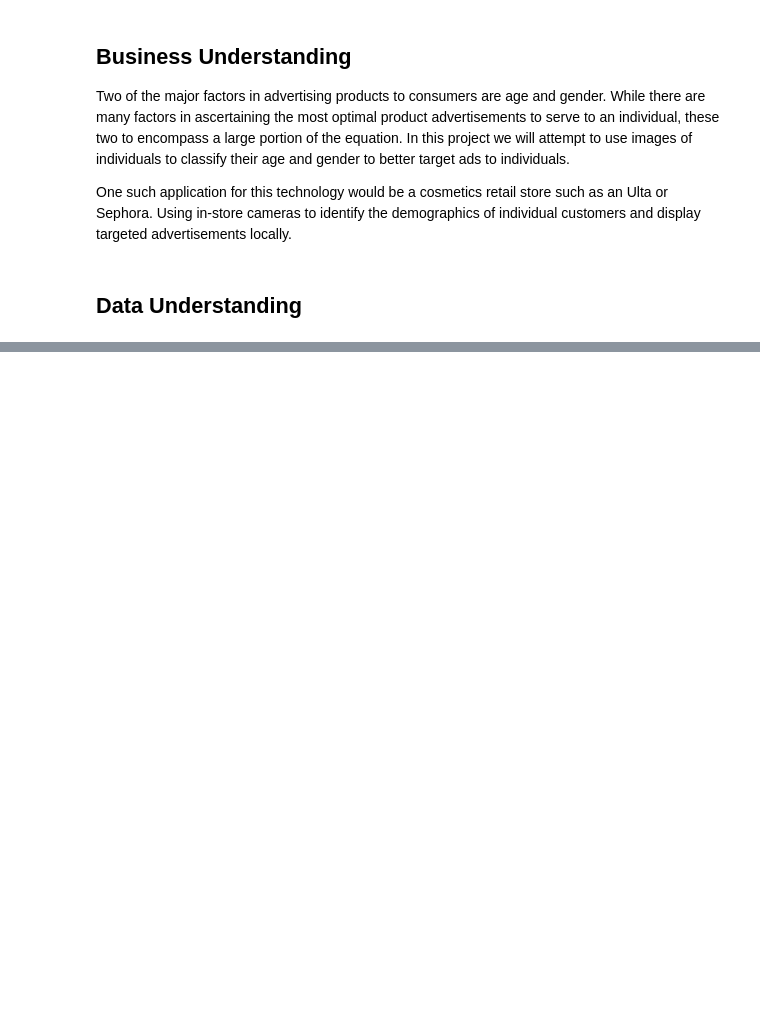
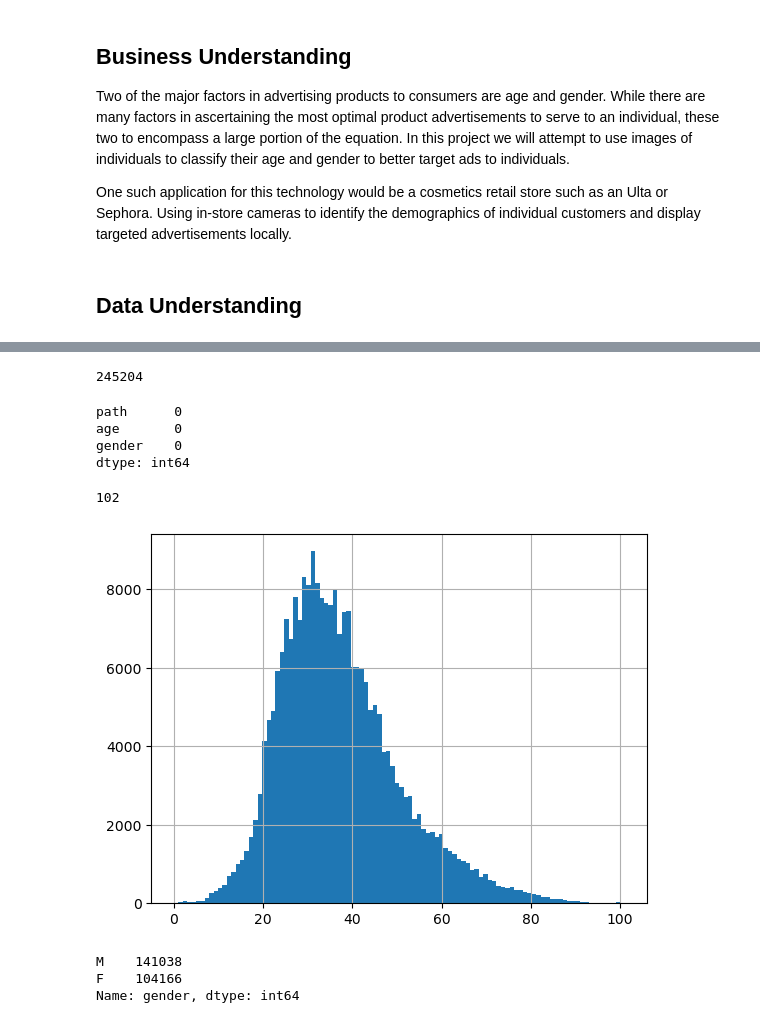
Before and after one commit to kmatk/AutoID, a Jupyter notebook: notebook.ipynb, the cells around one changed output, grey strips where cells are left out. Saved outputs shown, nothing was run; the diff lists cells and outputs as text; code cells hidden in the pictures; blank space fills up the shorter version.

```diff
--- a/notebook.ipynb
+++ b/notebook.ipynb
@@ -15,0 +27,3 @@ import tensorflow as tf
+# %%
+imdb = pd.read_csv('B3FD_metadata/B3FD-IMDB_age_gender.csv', delimiter=' ')
+wiki = pd.read_csv('B3FD_metadata/B3FD-WIKI_age_gender.csv', delimiter=' ')
@@ -15,0 +34,4 @@ import tensorflow as tf
+# %%
+df = pd.concat([imdb, wiki])
+df = df.reset_index(drop=True)
+df.tail()
@@ -15,0 +45,27 @@ import tensorflow as tf
+# %%
+len(df)
+# %% [output]
+245204
+# %%
+# Checking to see if we have any null values
+df.isna().sum()
+# %% [output]
+path      0
+age       0
+gender    0
+dtype: int64
+# %%
+# Determining how many unique ages we have
+len(df['age'].value_counts())
+# %% [output]
+102
+# %%
+df['age'].hist(bins=102);
+# %% [output]
+[figure, added]
+# %%
+df['gender'].value_counts()
+# %% [output]
+M    141038
+F    104166
+Name: gender, dtype: int64
```
Also changed, not shown: parts of 31 cells of this notebook.
